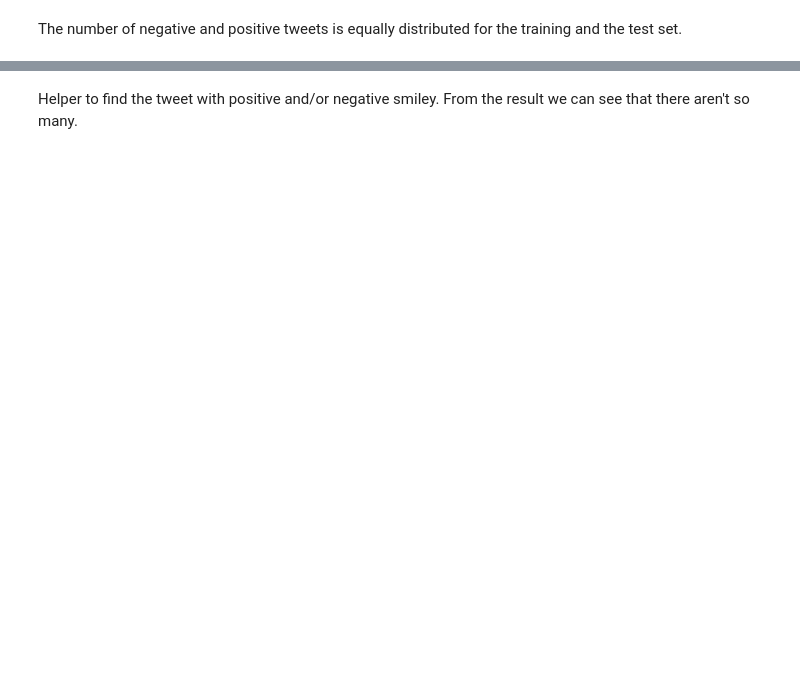
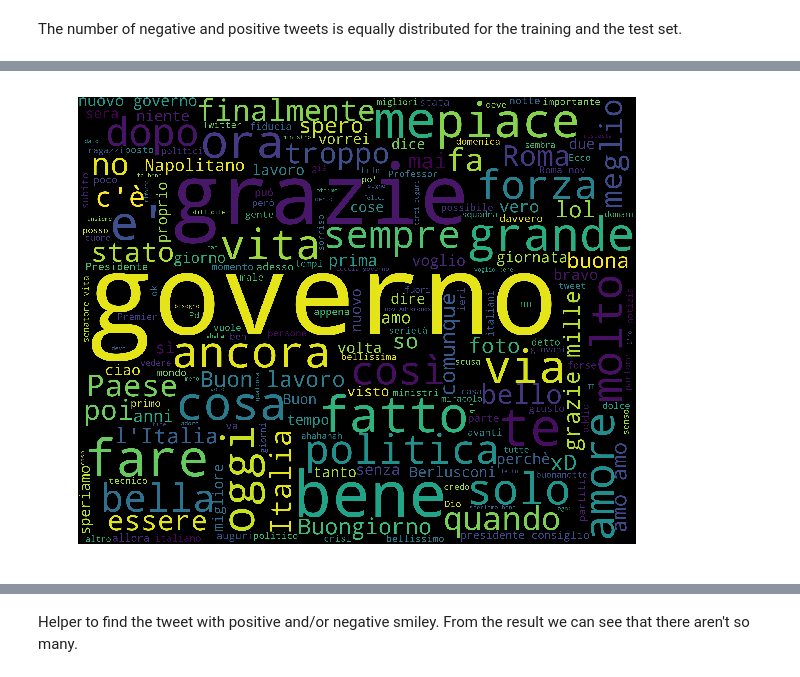
Before and after one commit to teamdigitale/pa-in-ascolto, a Jupyter notebook: sentipolc-preprocessing.ipynb, the cells around one changed output, grey strips where cells are left out. Cells and saved outputs as stored; diff of their text form; code cells hidden in the pictures; blank space fills up the shorter version.

```diff
--- a/sentipolc-preprocessing.ipynb
+++ b/sentipolc-preprocessing.ipynb
@@ -62,0 +136,4 @@ print(test_data_raw[:2])
+# %%
+columns = ['text', 'sentiment']
+train_data_raw = df_train_sentiment[columns].as_matrix()
+test_data_raw = df_test_sentiment[columns].as_matrix()
@@ -62,0 +152,3 @@ print(test_data_raw[:2])
+# %%
+positive_train_text = ' '.join([x[0] for x in train_data_raw if x[1] == '10'])
+negative_train_text = ' '.join([x[0] for x in train_data_raw if x[1] == '01'])
@@ -62,0 +158,24 @@ print(test_data_raw[:2])
+# %%
+stop_words = set(stopwords.words('italian'))
+stop_words = stop_words.union({'Monti', 'Mario'})
+# %%
+def draw_wordcloud(data, color = 'black'):
+    cleaned_word = " ".join([word for word in data.split()
+                            if 'http' not in word
+                                and not word.startswith('@')
+                                and not word.startswith('#')
+                                and word != 'RT'
+                            ])
+    wordcloud = WordCloud(stopwords=stop_words,
+                      background_color=color,
+                      width=2500,
+                      height=2000
+                     ).generate(cleaned_word)
+    plt.figure(1,figsize=(10, 10))
+    plt.imshow(wordcloud)
+    plt.axis('off')
+    plt.show()
+# %%
+draw_wordcloud(positive_train_text)
+# %% [output]
+[figure, added]
```
Also changed, not shown: parts of 42 cells of this notebook, 17 other files.
